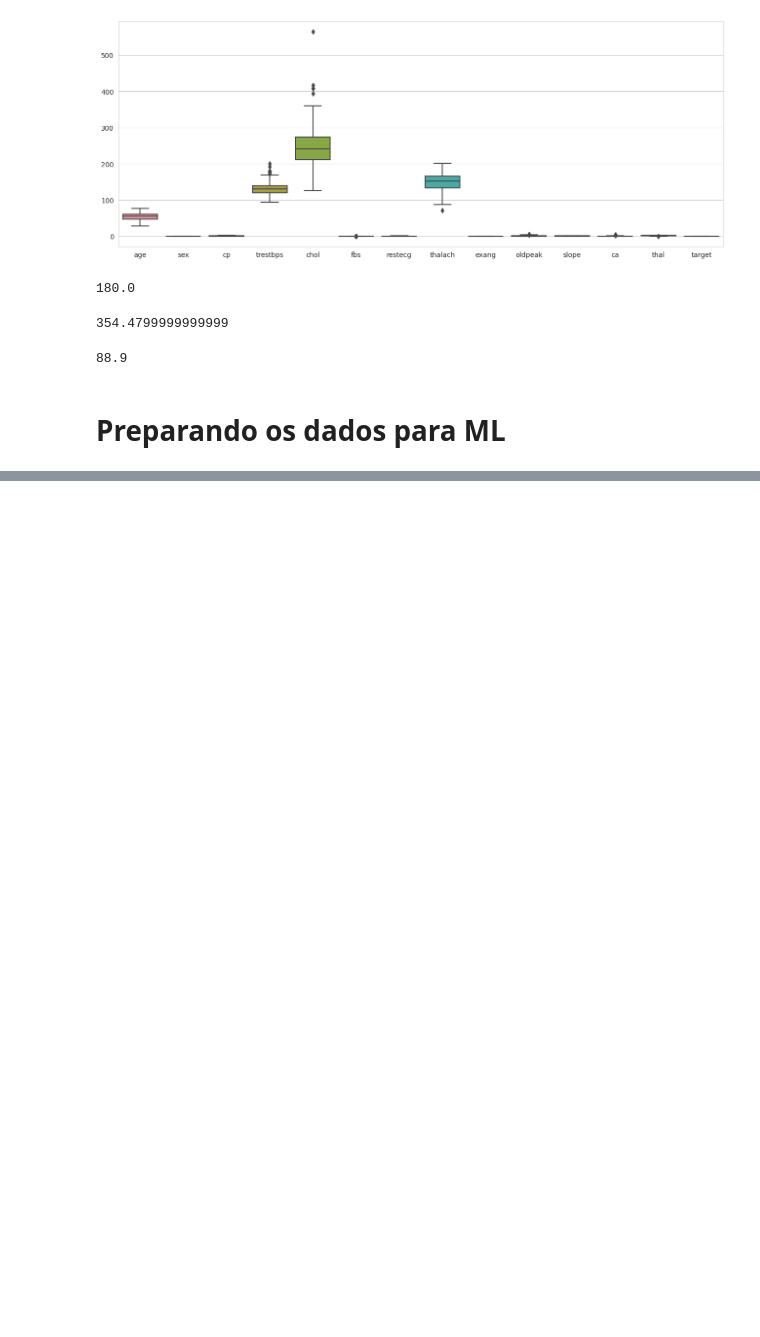
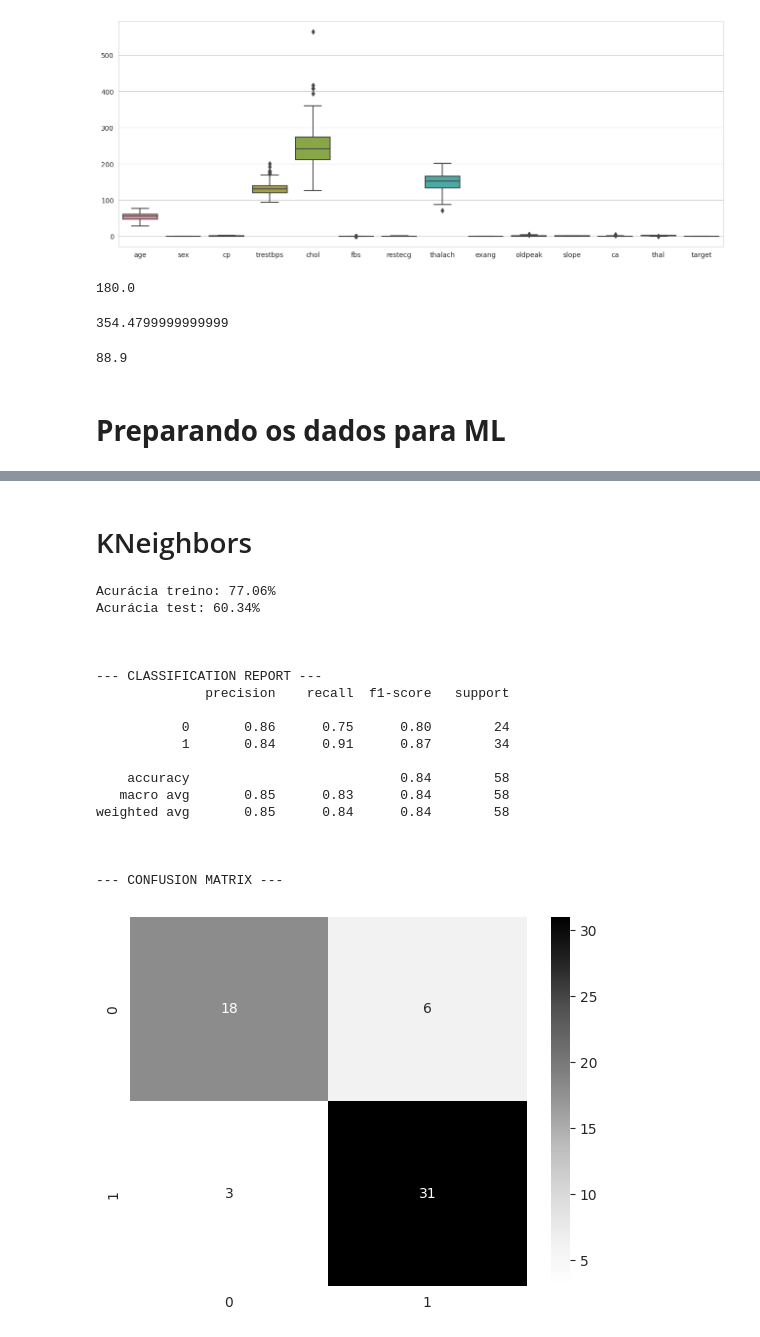
Before and after one commit to JevertonFlores/DS_heart_disease_machine_learning, a Jupyter notebook: heart-disease.ipynb, the cells around one changed output, grey strips where cells are left out. Cells and saved outputs as stored; diff of their text form; code cells hidden in the pictures; blank space fills up the shorter version.

```diff
--- a/heart-disease.ipynb
+++ b/heart-disease.ipynb
@@ -210,0 +255,4 @@ df_hd_ml =
+# %%
+### Previsão ###
+
+y_previsto = log.predict(X_test)
@@ -210,0 +399,24 @@ df_hd_ml =
+# %% [markdown]
+# KNeighbors
+# %%
+kn_train, kn_test = relatorio_ml(df_hd_ml, KNeighborsClassifier)
+# %% [output]
+Acurácia treino: 77.06%
+Acurácia test: 60.34%
+
+
+
+--- CLASSIFICATION REPORT ---
+              precision    recall  f1-score   support
+
+           0       0.86      0.75      0.80        24
+           1       0.84      0.91      0.87        34
+
+    accuracy                           0.84        58
+   macro avg       0.85      0.83      0.84        58
+weighted avg       0.85      0.84      0.84        58
+
+
+
+--- CONFUSION MATRIX ---
+[figure, added]
```
Also changed, not shown: parts of 33 cells of this notebook.
